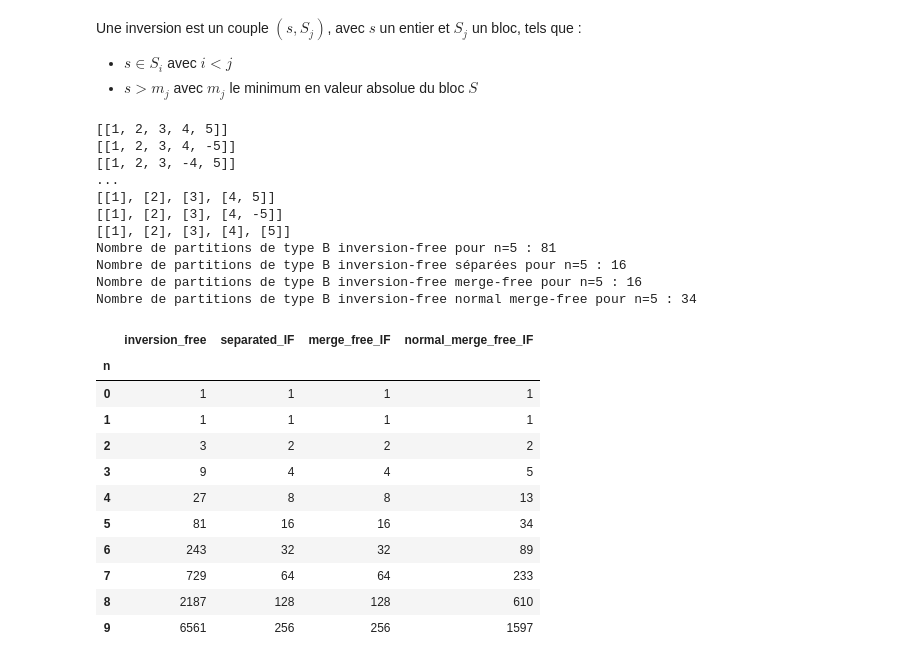
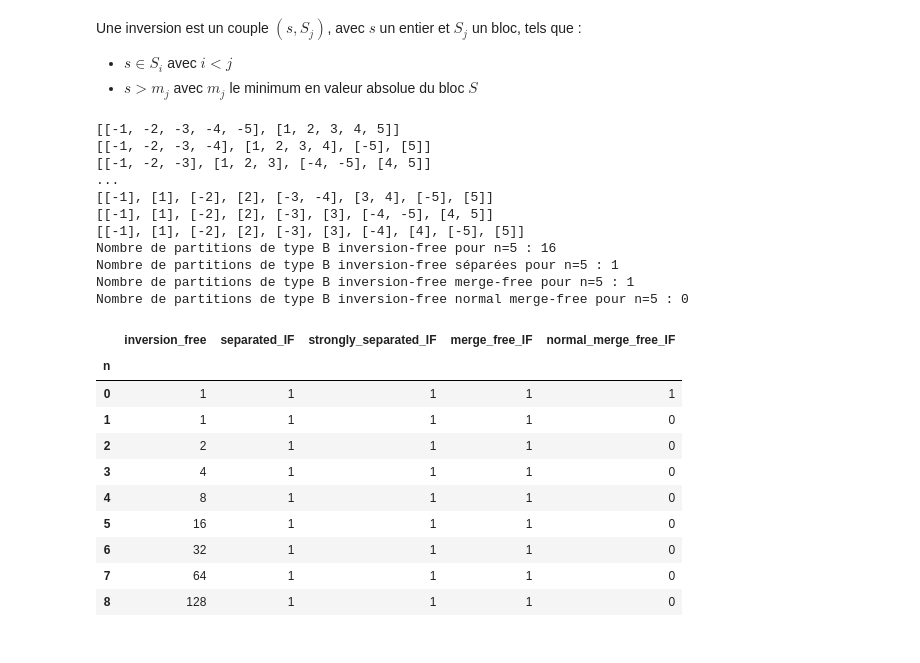
Before and after one commit to Romain-Gerard/algo, a Jupyter notebook: combinatoire_bases.ipynb, the cells around one changed output. Cells and saved outputs as stored; diff of their text form; code cells hidden in the pictures.

```diff
--- a/combinatoire_bases.ipynb
+++ b/combinatoire_bases.ipynb
@@ -692,7 +693,7 @@ def convert_part_A_to_B(part_A, permu_signed_inds):
     return part_B
 
 
-def get_all_parts_B_from_A(parts_A):
+def get_all_parts_B_from_A(parts_A, complete = False):
     """
     Récupère toutes les partitions de type B à partir d'une liste de partitions de type A.
     """
@@ -708,8 +709,24 @@ def get_all_parts_B_from_A(parts_A):
             # Convertir la partition de type A en type B
             part_B = convert_part_A_to_B(part_A, comb)
             all_part_B.append(part_B)
+
+    if complete:
+        all_part_B = complete_parts_B(all_part_B)
+
     return all_part_B
 
+def complete_parts_B(parts_B):
+    """
+    Complète les partitions de type B en ajoutant après charque bloc son bloc opposé.
+    """
+    all_part_B = []
+    for part_B in parts_B:
+        new_part = []
+        for bloc in part_B:
+            new_part.append([-x for x in bloc])
+            new_part.append(bloc)
+        all_part_B.append(new_part)
+    return all_part_B
 
 # Paramètres
 n = 6
@@ -719,7 +736,7 @@ E = list(range(1, n+1))
 parts_A = partitionne_bell(E)
 
 # Générer toutes les partitions de type B à partir des partitions de type A.
-parts_B = get_all_parts_B_from_A(parts_A)
+parts_B = get_all_parts_B_from_A(parts_A, complete=True)
 
 # Afficher les résultats
 print_partitions(parts_B, length=n, name="partitions de type B", scope=3)
@@ -1127,11 +1150,18 @@ def is_inversion_free(part):
     Vérifie si une partition de type B est inversion-free
     """
     n = len(part)
+    # On calcule le minimum de chaque bloc en valeur absolue
+    lst_min = np.array([abs(np.array(bloc)).min() for bloc in part])
+    # On parcourt tous les blocs
     for i in range(n-1):
+        # On parcourt tous les éléments du bloc i
         for j in range(len(part[i])):
-            if abs(part[i][j]) > part[i+1][0]:  # équivalent à part[i][j] > abs(np.array(part[i+1])).min()
+            # On vérifie si l'élément est supérieur à au moins un des minimums des blocs suivants
+            test = part[i][j] > lst_min[i+1:]
+            if True in test:
                 return False
     return True
+
 
 # Paramètres
 n = 5
@@ -1139,7 +1169,7 @@ n = 5
 E = list(range(1, n+1))
 parts_A = partitionne_bell(E)
 # Générer toutes les partitions de type B à partir des partitions de type A.
-parts_B = get_all_parts_B_from_A(parts_A)
+parts_B = get_all_parts_B_from_A(parts_A, complete=True)
 # Partitions de type B  inversion-free.
 parts_B_inversion_free = [part for part in parts_B if is_inversion_free(part)]
 # Partition de type B inversion-free séparée.
@@ -1156,49 +1186,50 @@ print(f"Nombre de partitions de type B inversion-free séparées pour n={n} : {l
 print(f"Nombre de partitions de type B inversion-free merge-free pour n={n} : {len(parts_B_inversion_free_merge_free)}")
 print(f"Nombre de partitions de type B inversion-free normal merge-free pour n={n} : {len(parts_B_inversion_free_normal_merge_free)}")
 # %% [output]
-[[1, 2, 3, 4, 5]]
-[[1, 2, 3, 4, -5]]
-[[1, 2, 3, -4, 5]]
+[[-1, -2, -3, -4, -5], [1, 2, 3, 4, 5]]
+[[-1, -2, -3, -4], [1, 2, 3, 4], [-5], [5]]
+[[-1, -2, -3], [1, 2, 3], [-4, -5], [4, 5]]
 ...
-[[1], [2], [3], [4, 5]]
-[[1], [2], [3], [4, -5]]
-[[1], [2], [3], [4], [5]]
-Nombre de partitions de type B inversion-free pour n=5 : 81
-Nombre de partitions de type B inversion-free séparées pour n=5 : 16
-Nombre de partitions de type B inversion-free merge-free pour n=5 : 16
-Nombre de partitions de type B inversion-free normal merge-free pour n=5 : 34
+[[-1], [1], [-2], [2], [-3, -4], [3, 4], [-5], [5]]
+[[-1], [1], [-2], [2], [-3], [3], [-4, -5], [4, 5]]
+[[-1], [1], [-2], [2], [-3], [3], [-4], [4], [-5], [5]]
+Nombre de partitions de type B inversion-free pour n=5 : 16
+Nombre de partitions de type B inversion-free séparées pour n=5 : 1
+Nombre de partitions de type B inversion-free merge-free pour n=5 : 1
+Nombre de partitions de type B inversion-free normal merge-free pour n=5 : 0
 # %%
 results = []
-for n in range(0, 10):
+for n in range(0, 9):
     E = list(range(1, n+1))
     parts_A = partitionne_bell(E)
-    parts_B = get_all_parts_B_from_A(parts_A)
+    parts_B = get_all_parts_B_from_A(parts_A, complete=True)
 
     parts_B_inversion_free = [part for part in parts_B if is_inversion_free(part)]
     parts_B_inversion_free_separated = [part for part in parts_B_inversion_free if is_separated(part)]
+    parts_B_inversion_free_strongly_separated = [part for part in parts_B_inversion_free if is_strongly_separated(part)]
     parts_B_inversion_free_merge_free = [part for part in parts_B_inversion_free if is_merge_free(part)]
     parts_B_inversion_free_normal_merge_free = [part for part in parts_B_inversion_free if is_normal_merge_free(part)]
 
     results.append({
         'n': n,
         'inversion_free': len(parts_B_inversion_free),
         'separated_IF': len(parts_B_inversion_free_separated),
+        'strongly_separated_IF': len(parts_B_inversion_free_strongly_separated),
         'merge_free_IF': len(parts_B_inversion_free_merge_free),
         'normal_merge_free_IF': len(parts_B_inversion_free_normal_merge_free)
     })
 
 df = pd.DataFrame(results).set_index('n')
 df
 # %% [output]
-|  | inversion_free | separated_IF | merge_free_IF | normal_merge_free_IF |
-| n |  |  |  |  |
-| 0 | 1 | 1 | 1 | 1 |
-| 1 | 1 | 1 | 1 | 1 |
-| 2 | 3 | 2 | 2 | 2 |
-| 3 | 9 | 4 | 4 | 5 |
-| 4 | 27 | 8 | 8 | 13 |
-| 5 | 81 | 16 | 16 | 34 |
-| 6 | 243 | 32 | 32 | 89 |
-| 7 | 729 | 64 | 64 | 233 |
-| 8 | 2187 | 128 | 128 | 610 |
-| 9 | 6561 | 256 | 256 | 1597 |
+|  | inversion_free | separated_IF | strongly_separated_IF | merge_free_IF | normal_merge_free_IF |
+| n |  |  |  |  |  |
+| 0 | 1 | 1 | 1 | 1 | 1 |
+| 1 | 1 | 1 | 1 | 1 | 0 |
+| 2 | 2 | 1 | 1 | 1 | 0 |
+| 3 | 4 | 1 | 1 | 1 | 0 |
+| 4 | 8 | 1 | 1 | 1 | 0 |
+| 5 | 16 | 1 | 1 | 1 | 0 |
+| 6 | 32 | 1 | 1 | 1 | 0 |
+| 7 | 64 | 1 | 1 | 1 | 0 |
+| 8 | 128 | 1 | 1 | 1 | 0 |
```
Also changed, not shown: parts of 15 cells of this notebook.
